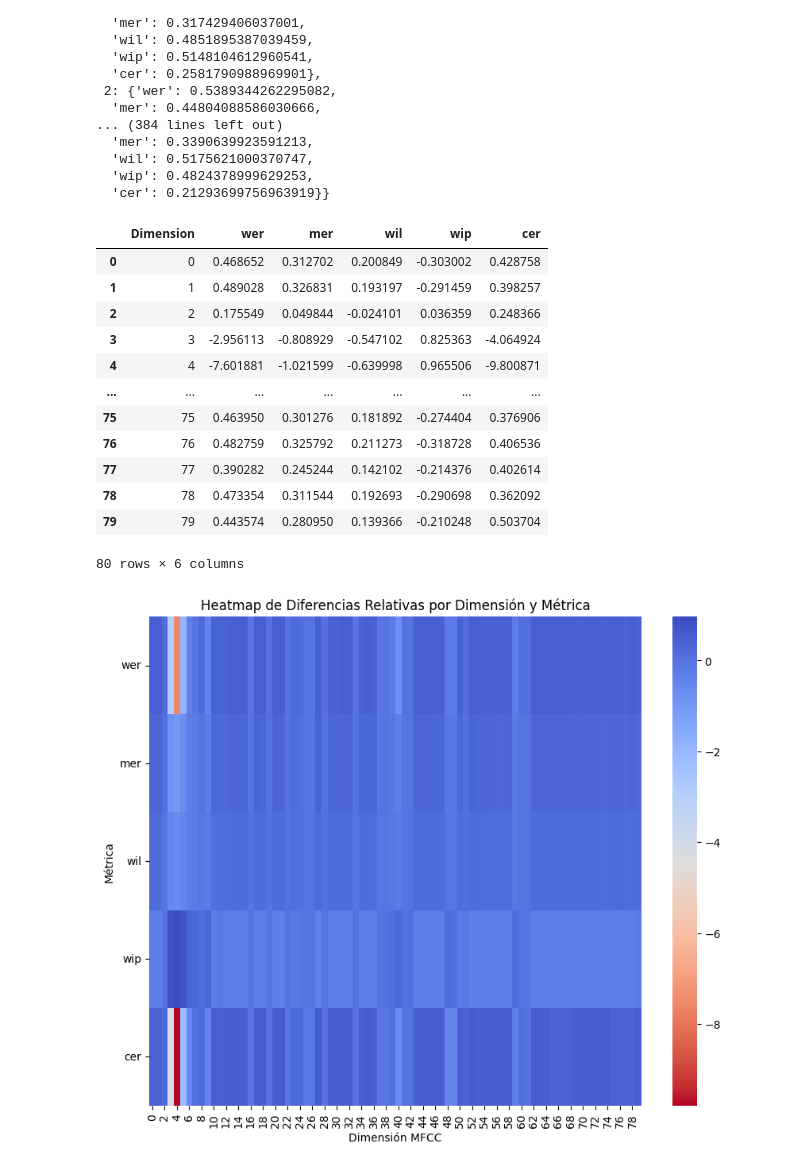
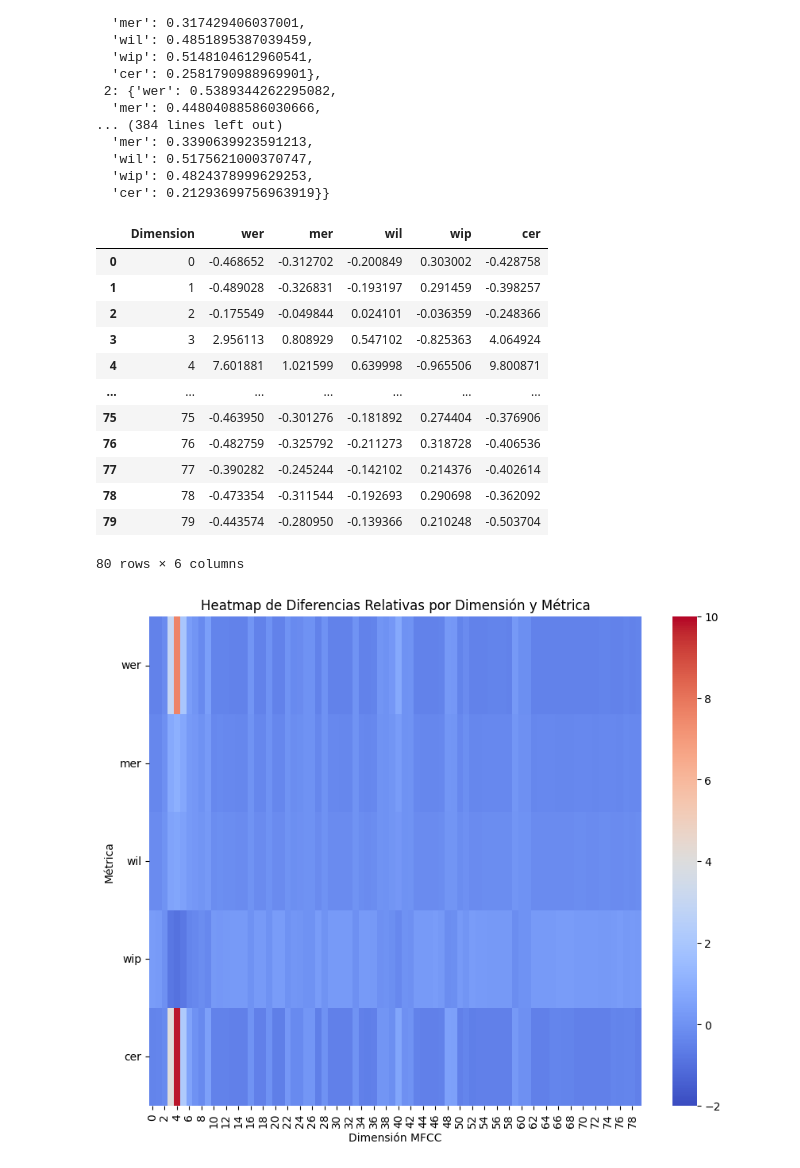
Before and after one commit to diegoquezadac/BATS, a Jupyter notebook: inference.ipynb, the cells around one changed output. Saved outputs shown, nothing was run; the diff lists cells and outputs as text; code cells hidden in the pictures.

```diff
--- a/inference.ipynb
+++ b/inference.ipynb
@@ -438,11 +438,11 @@ def calculate_metrics(reference, hypothesis):
     output_words = jiwer.process_words(reference, hypothesis)
     outpur_chars = jiwer.process_characters(reference, hypothesis)
 
-    metrics["wer"] = output_words.wer
-    metrics['mer'] = output_words.mer
-    metrics['wil'] = output_words.wil
-    metrics['wip'] = output_words.wip
-    metrics['cer'] = outpur_chars.cer
+    metrics["WER"] = output_words.wer
+    metrics['MER'] = output_words.mer
+    metrics['WIL'] = output_words.wil
+    metrics['WIP'] = output_words.wip
+    metrics['CER'] = outpur_chars.cer
 
     return metrics
 # %%
@@ -496,7 +496,7 @@ def importance(metricas_baseline, metricas_objetivo):
     # Calcular la diferencia relativa
     diferencias_relativas = {}
     for key, objetivo in metricas_objetivo.items():
-        diferencias_relativas[key] = {metrica: (metricas_baseline[metrica] - valor) / metricas_baseline[metrica]
+        diferencias_relativas[key] = {metrica: -1*(metricas_baseline[metrica] - valor) / metricas_baseline[metrica]
                                     for metrica, valor in objetivo.items()}
 
     return diferencias_relativas
@@ -508,30 +508,30 @@ importance_df = importance_df.reset_index().rename(columns={'index': 'Dimension'
 importance_df
 # %% [output]
 |  | Dimension | wer | mer | wil | wip | cer |
-| 0 | 0 | 0.468652 | 0.312702 | 0.200849 | -0.303002 | 0.428758 |
-| 1 | 1 | 0.489028 | 0.326831 | 0.193197 | -0.291459 | 0.398257 |
-| 2 | 2 | 0.175549 | 0.049844 | -0.024101 | 0.036359 | 0.248366 |
-| 3 | 3 | -2.956113 | -0.808929 | -0.547102 | 0.825363 | -4.064924 |
-| 4 | 4 | -7.601881 | -1.021599 | -0.639998 | 0.965506 | -9.800871 |
+| 0 | 0 | -0.468652 | -0.312702 | -0.200849 | 0.303002 | -0.428758 |
+| 1 | 1 | -0.489028 | -0.326831 | -0.193197 | 0.291459 | -0.398257 |
+| 2 | 2 | -0.175549 | -0.049844 | 0.024101 | -0.036359 | -0.248366 |
+| 3 | 3 | 2.956113 | 0.808929 | 0.547102 | -0.825363 | 4.064924 |
+| 4 | 4 | 7.601881 | 1.021599 | 0.639998 | -0.965506 | 9.800871 |
 | ... | ... | ... | ... | ... | ... | ... |
-| 75 | 75 | 0.463950 | 0.301276 | 0.181892 | -0.274404 | 0.376906 |
-| 76 | 76 | 0.482759 | 0.325792 | 0.211273 | -0.318728 | 0.406536 |
-| 77 | 77 | 0.390282 | 0.245244 | 0.142102 | -0.214376 | 0.402614 |
-| 78 | 78 | 0.473354 | 0.311544 | 0.192693 | -0.290698 | 0.362092 |
-| 79 | 79 | 0.443574 | 0.280950 | 0.139366 | -0.210248 | 0.503704 |
+| 75 | 75 | -0.463950 | -0.301276 | -0.181892 | 0.274404 | -0.376906 |
+| 76 | 76 | -0.482759 | -0.325792 | -0.211273 | 0.318728 | -0.406536 |
+| 77 | 77 | -0.390282 | -0.245244 | -0.142102 | 0.214376 | -0.402614 |
+| 78 | 78 | -0.473354 | -0.311544 | -0.192693 | 0.290698 | -0.362092 |
+| 79 | 79 | -0.443574 | -0.280950 | -0.139366 | 0.210248 | -0.503704 |
 80 rows × 6 columns
 # %%
 importance_df.to_csv('importance.csv', index=False)
 # %%
 df_heatmap = importance_df.set_index('Dimension').T
 
 # Crear el heatmap usando seaborn
 plt.figure(figsize=(10, 8))
-sns.heatmap(df_heatmap, annot=False, cmap='coolwarm_r', linewidths=0)
+sns.heatmap(df_heatmap, annot=False, cmap='coolwarm', vmax=10, vmin=-2)
 plt.yticks(rotation=0)
 plt.title('Heatmap de Diferencias Relativas por Dimensión y Métrica')
 plt.xlabel('Dimensión MFCC')
 plt.ylabel('Métrica')
 plt.show()
 # %% [output]
-[figure, old version]
+[figure, new version]
```
Also changed, not shown: parts of 5 cells of this notebook, 5 other files.
